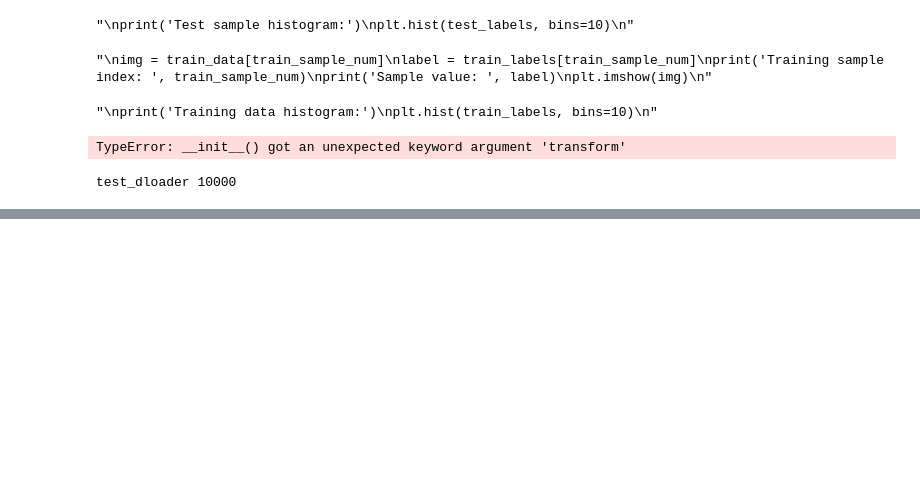
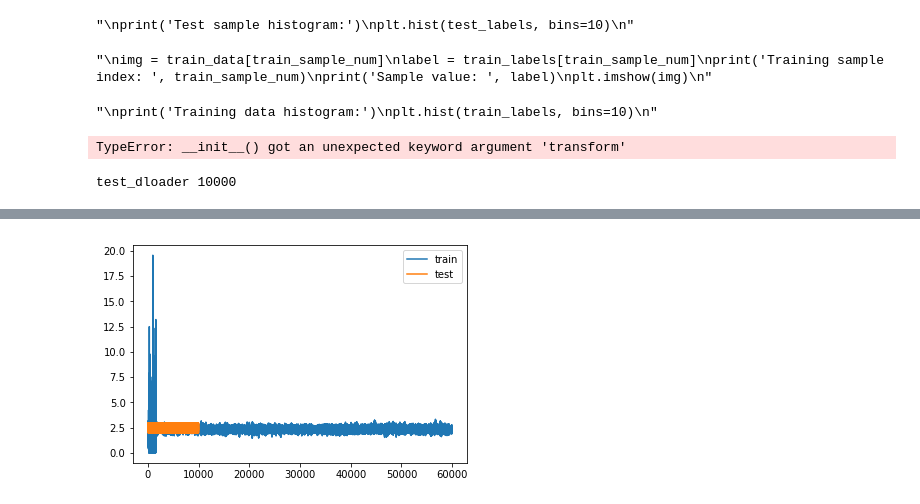
Before and after one commit to rmicallef/bfpytorch_dead, a Jupyter notebook: MNIST-federated.ipynb, the cells around one changed output, grey strips where cells are left out. Cells and saved outputs as stored; diff of their text form; code cells hidden in the pictures; blank space fills up the shorter version.

```diff
--- a/MNIST-federated.ipynb
+++ b/MNIST-federated.ipynb
@@ -304,6 +320,9 @@ optimizer = optim.SGD(model.parameters(), lr=0.01, momentum=0.9)
 
 criterion = nn.CrossEntropyLoss()
 
+train_loss_history = []
+test_loss_history = []
+
 for epoch in range(1):
     # training
     ave_loss = 0
@@ -312,7 +331,8 @@ for epoch in range(1):
         x, target = Variable(x), Variable(target)
         out = model(x)
         loss = criterion(out, target)
-        ave_loss = ave_loss * 0.9 + loss.item() * 0.1
+        train_loss_history.append(loss.item())
+        ave_loss = ave_loss * 0.99 + loss.item() * 0.01
         loss.backward()
         optimizer.step()
         if (batch_idx+1) % 100 == 0 or (batch_idx+1) == len(train_dloader):
@@ -326,11 +346,12 @@ for epoch in range(1):
             x, target = Variable(x), Variable(target)
         out = model(x)
         loss = criterion(out, target)
+        test_loss_history.append(loss.item())
         _, pred_label = torch.max(out.data, 1)
         total_cnt += x.data.size()[0]
         correct_cnt += (pred_label == target.data).sum()
         # smooth average
-        #ave_loss = ave_loss * 0.9 + loss.item() * 0.1
+        ave_loss = ave_loss * 0.99 + loss.item() * 0.01
 
         if(batch_idx+1) % 100 == 0 or (batch_idx+1) == len(test_dloader):
             print ('==>>> epoch: {}, batch index: {}, test loss: {:.6f}, acc: {:.3f}'.format(
@@ -355,0 +377,10 @@ for epoch in range(1):
+# %%
+
+%matplotlib inline
+import matplotlib.pyplot as plt
+fig, ax = plt.subplots()
+ax.plot(train_loss_history, label="train");
+ax.plot(test_loss_history, label="test");
+ax.legend();
+# %% [output]
+[figure, added]
```
Also changed, not shown: parts of 4 cells of this notebook.
